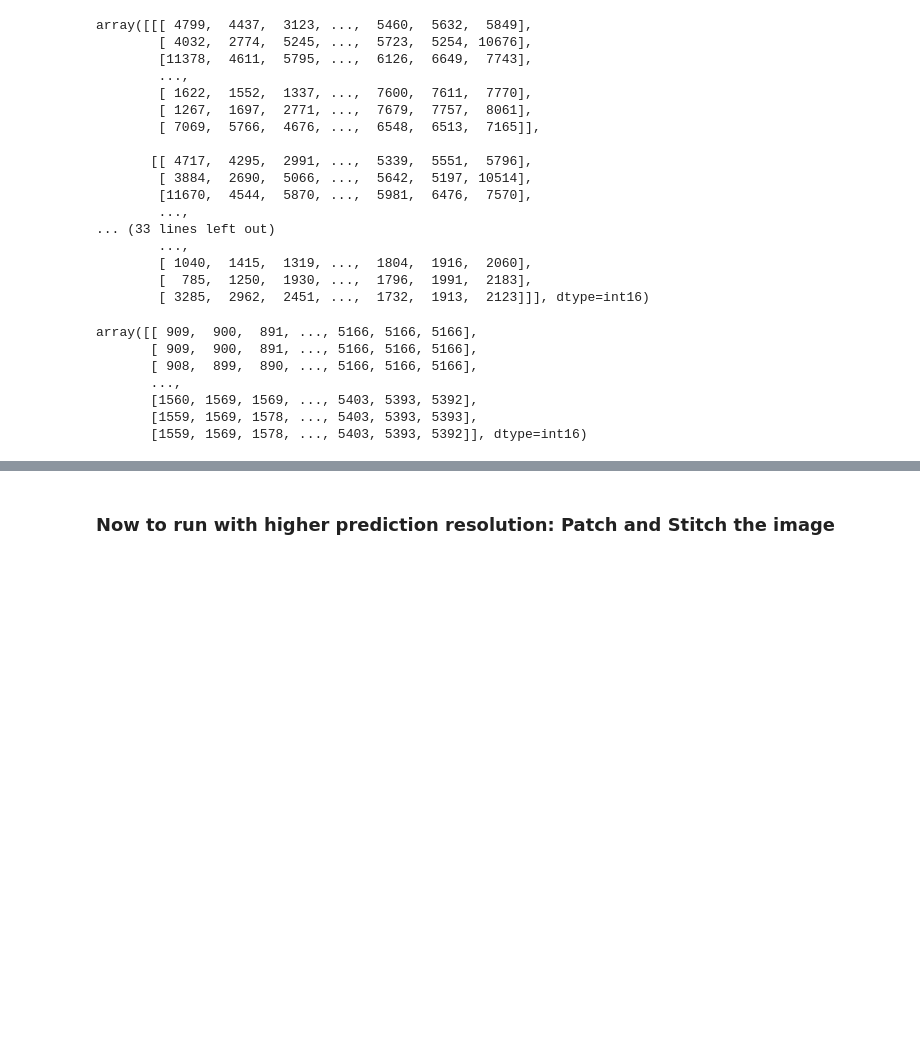
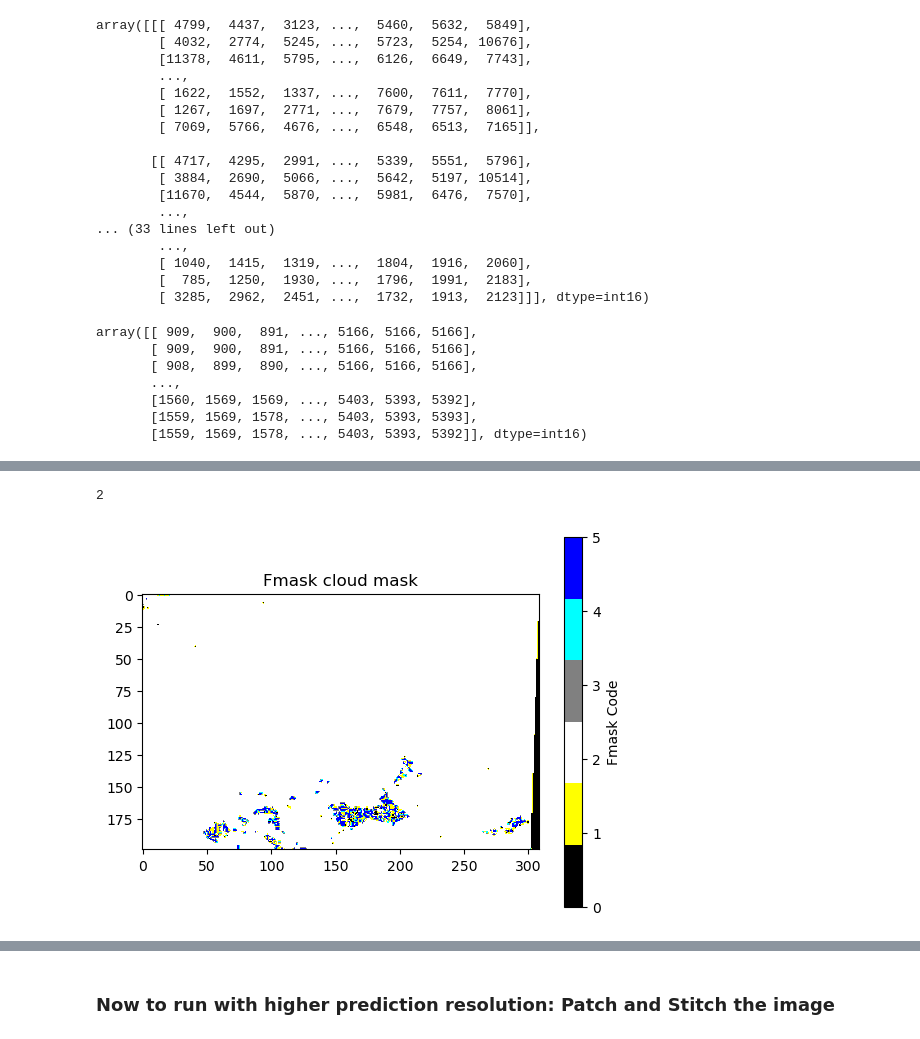
Before and after one commit to GebTorte/RS-Net, a Jupyter notebook: notebooks/sis_RunModelOnMODIS.ipynb, the cells around one changed output, grey strips where cells are left out. Saved outputs shown, nothing was run; the diff lists cells and outputs as text; code cells hidden in the pictures; blank space fills up the shorter version.

```diff
--- a/notebooks/sis_RunModelOnMODIS.ipynb
+++ b/notebooks/sis_RunModelOnMODIS.ipynb
@@ -273,0 +409,19 @@ np.save(modis_tower_path+day1+'shadow_mask.npy', shadow_mask)
+# %%
+fmask.OUTCODE_CLOUD
+# %% [output]
+2
+# %%
+fmask_pred = gdal.Open("toa_256_output_fmask.tiff").ReadAsArray()
+#fig, ax = plt.subplots(1,1, figsize=(25,25))
+
+from matplotlib.colors import ListedColormap
+
+color_mapping = {0:"black", 1:"yellow",2:"white", 3:"gray",4:"cyan", 5:"blue"}
+cmap = ListedColormap([color_mapping[i] for i in range(6)])
+
+plt.imshow(fmask_pred, vmin=0, vmax=5, cmap=cmap)
+plt.colorbar(label="Fmask Code")
+plt.title("Fmask cloud mask")
+plt.show()
+# %% [output]
+[figure, added]
```
Also changed, not shown: parts of 23 cells of this notebook, 3 other files.
